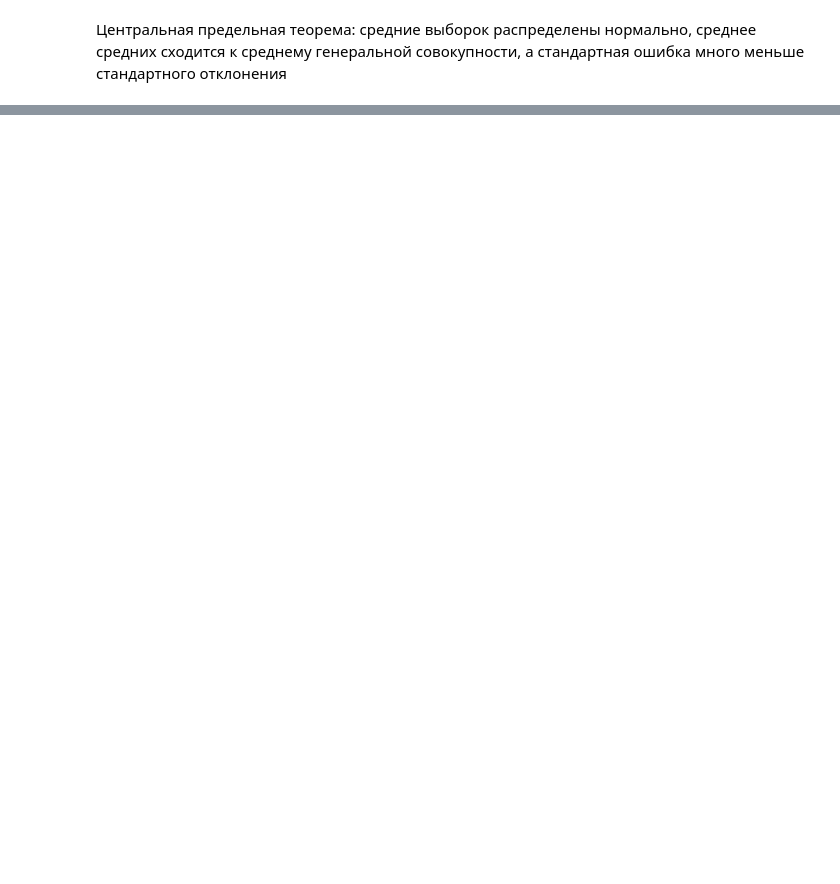
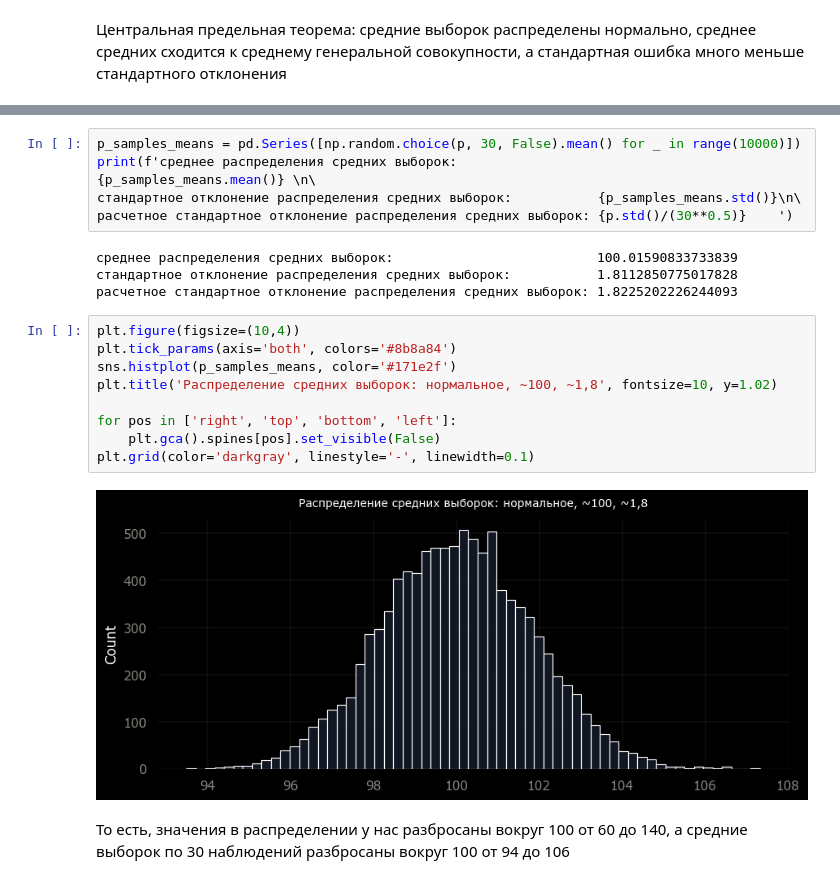
Before and after one commit to sortvalues/my_rep_01, a Jupyter notebook: Statistics/cpt_and_zbch.ipynb, the cells around one changed output, grey strips where cells are left out. Saved outputs shown, nothing was run; the diff lists cells and outputs as text; blank space fills up the shorter version.

```diff
--- a/Statistics/cpt_and_zbch.ipynb
+++ b/Statistics/cpt_and_zbch.ipynb
@@ -103,0 +125,22 @@ plt.show()
+# %%
+p_samples_means = pd.Series([np.random.choice(p, 30, False).mean() for _ in range(10000)])
+print(f'среднее распределения средних выборок:                          {p_samples_means.mean()} \n\
+стандартное отклонение распределения средних выборок:           {p_samples_means.std()}\n\
+расчетное стандартное отклонение распределения средних выборок: {p.std()/(30**0.5)}    ')
+# %% [output]
+среднее распределения средних выборок:                          100.01590833733839
+стандартное отклонение распределения средних выборок:           1.8112850775017828
+расчетное стандартное отклонение распределения средних выборок: 1.8225202226244093
+# %%
+plt.figure(figsize=(10,4))
+plt.tick_params(axis='both', colors='#8b8a84')
+sns.histplot(p_samples_means, color='#171e2f')
+plt.title('Распределение средних выборок: нормальное, ~100, ~1,8', fontsize=10, y=1.02)
+
+for pos in ['right', 'top', 'bottom', 'left']:
+    plt.gca().spines[pos].set_visible(False)
+plt.grid(color='darkgray', linestyle='-', linewidth=0.1)
+# %% [output]
+[figure, added]
+# %% [markdown]
+То есть, значения в распределении у нас разбросаны вокруг 100 от 60 до 140, а средние выборок по 30 наблюдений разбросаны вокруг 100 от 94 до 106
```
Also changed, not shown: parts of 13 cells of this notebook, 1 other file.
